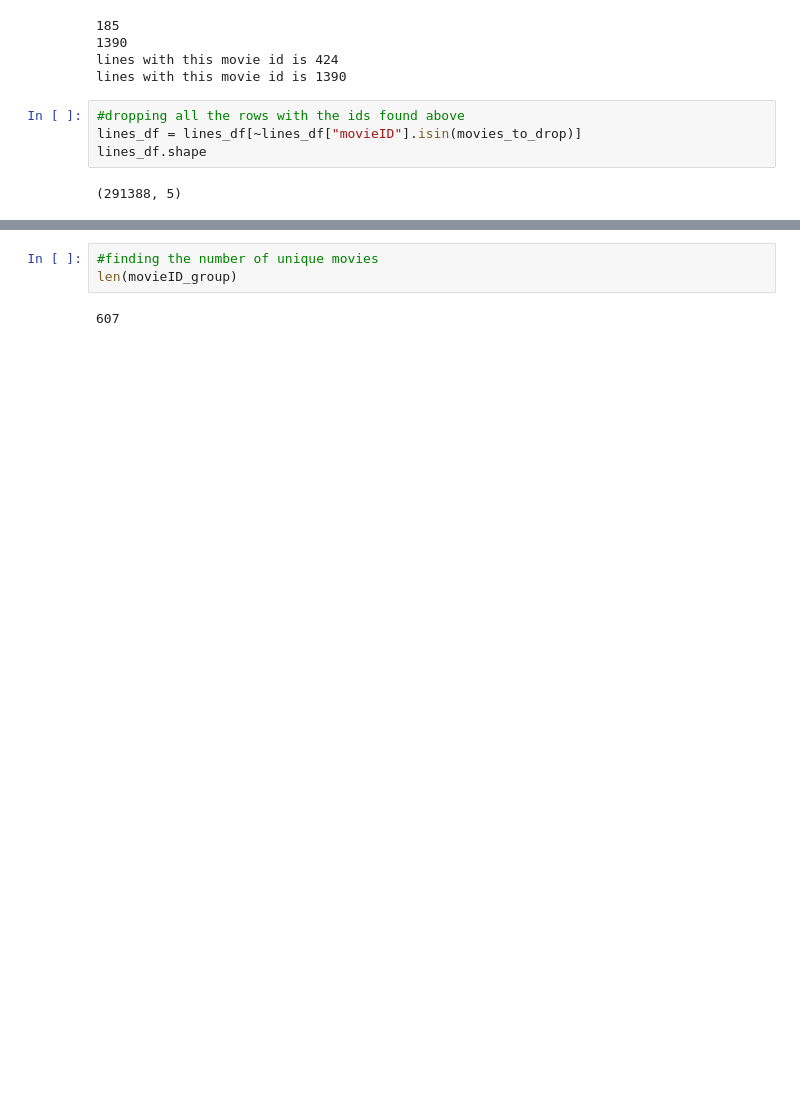
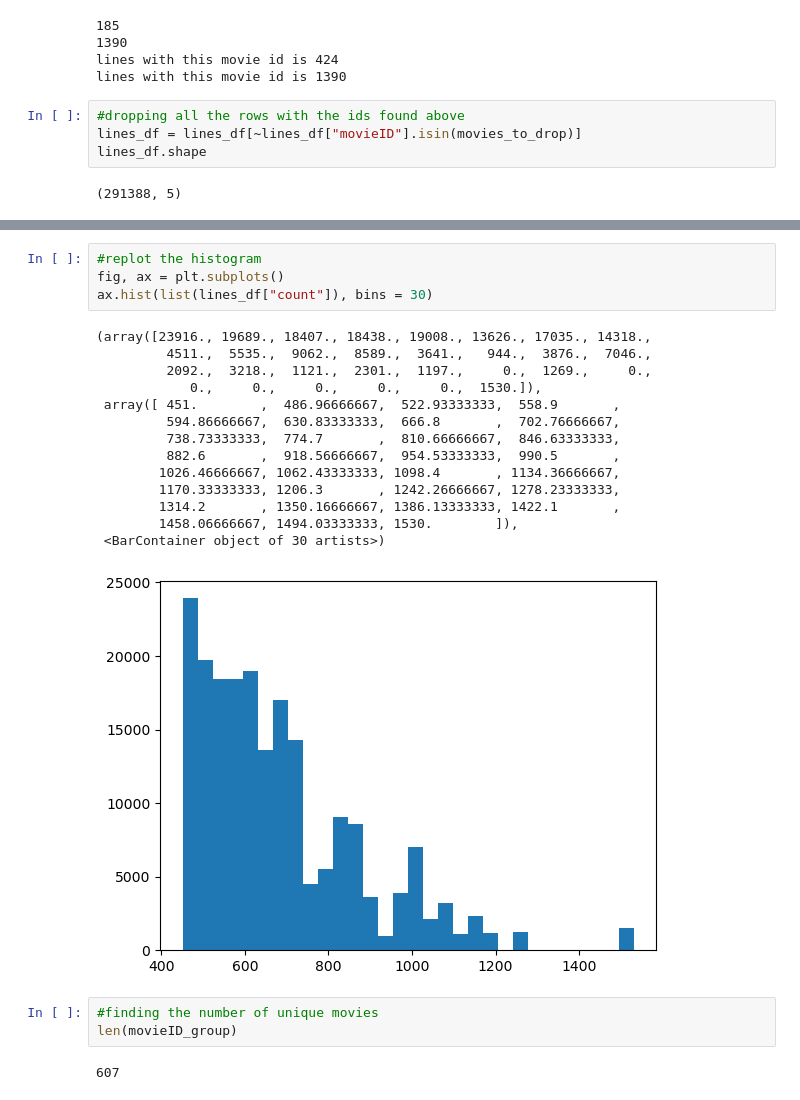
Before and after one commit to naomivgong/Movie_Character_Project, a Jupyter notebook: sentiment_analysis/data_exploration.ipynb, the cells around one changed output, grey strips where cells are left out. Cells and saved outputs as stored; diff of their text form; blank space fills up the shorter version.

```diff
--- a/sentiment_analysis/data_exploration.ipynb
+++ b/sentiment_analysis/data_exploration.ipynb
@@ -56,3 +146,22 @@ lines_df.dropna(inplace=True)
+# %%
+#replot the histogram
+fig, ax = plt.subplots()
+ax.hist(list(lines_df["count"]), bins = 30)
+# %% [output]
+(array([23916., 19689., 18407., 18438., 19008., 13626., 17035., 14318.,
+         4511.,  5535.,  9062.,  8589.,  3641.,   944.,  3876.,  7046.,
+         2092.,  3218.,  1121.,  2301.,  1197.,     0.,  1269.,     0.,
+            0.,     0.,     0.,     0.,     0.,  1530.]),
+ array([ 451.        ,  486.96666667,  522.93333333,  558.9       ,
+         594.86666667,  630.83333333,  666.8       ,  702.76666667,
+         738.73333333,  774.7       ,  810.66666667,  846.63333333,
+         882.6       ,  918.56666667,  954.53333333,  990.5       ,
+        1026.46666667, 1062.43333333, 1098.4       , 1134.36666667,
+        1170.33333333, 1206.3       , 1242.26666667, 1278.23333333,
+        1314.2       , 1350.16666667, 1386.13333333, 1422.1       ,
+        1458.06666667, 1494.03333333, 1530.        ]),
+ <BarContainer object of 30 artists>)
+[figure, added]
 # %%
 #finding the number of unique movies
 len(movieID_group)
```
Also changed, not shown: parts of 12 cells of this notebook, 3 other files.
